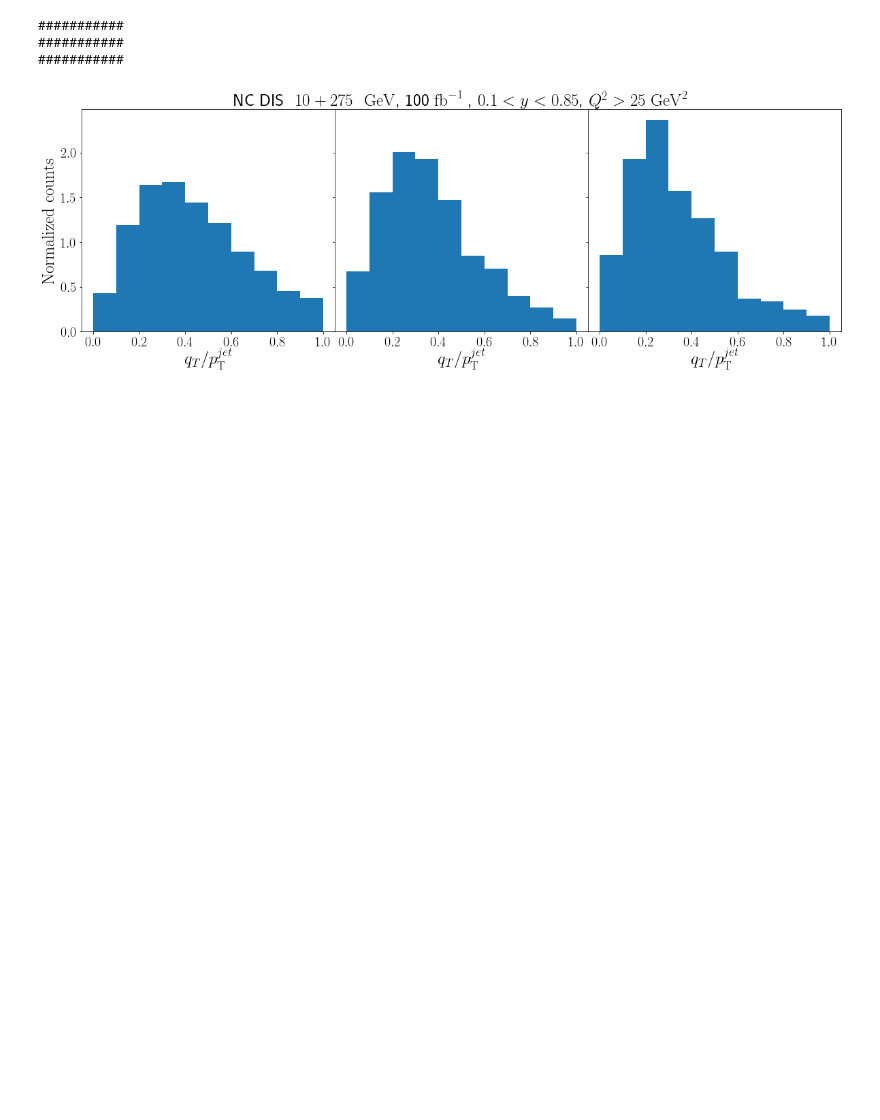
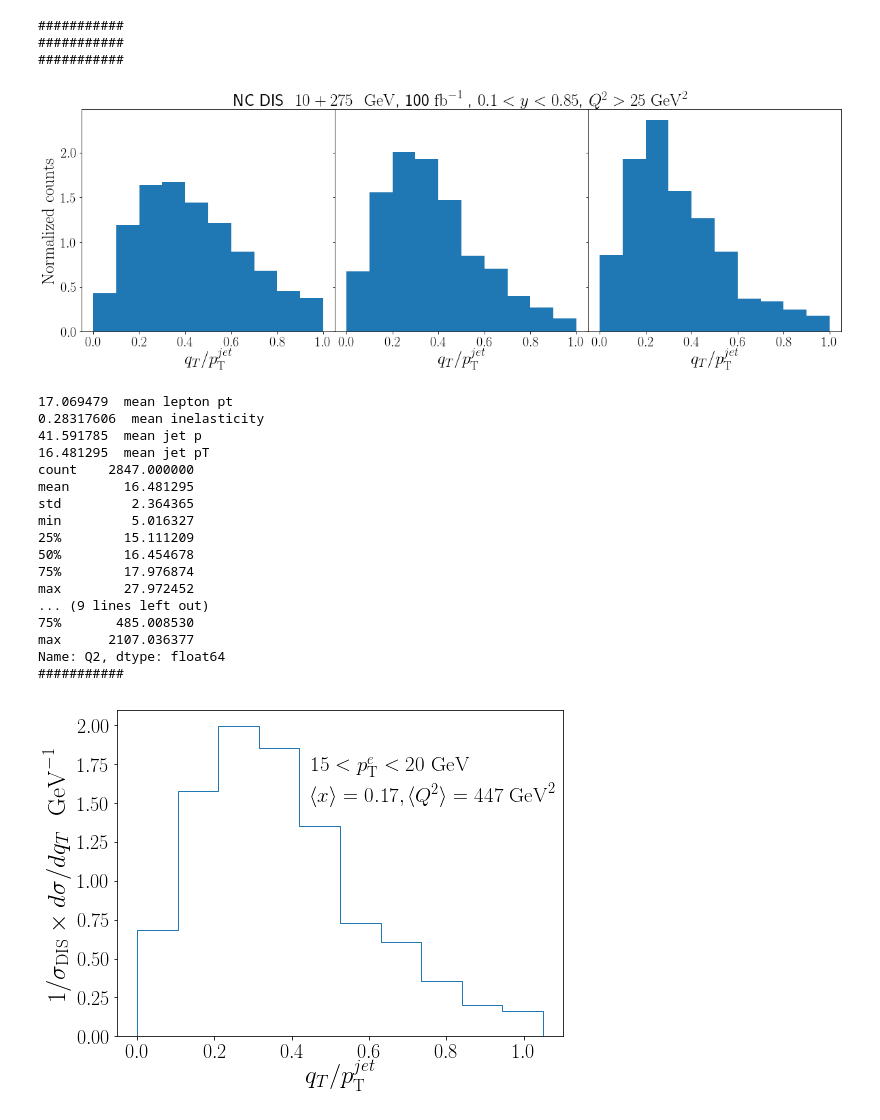
Before and after one commit to miguelignacio/eicsim, a Jupyter notebook: NC_CrossSection.ipynb, the cells around one changed output. Saved outputs shown, nothing was run; the diff lists cells and outputs as text; code cells hidden in the pictures; blank space fills up the shorter version.

```diff
--- a/NC_CrossSection.ipynb
+++ b/NC_CrossSection.ipynb
@@ -61,6 +63,18 @@ def getJetData(inputFiles):
         end = time.time()
         print '\n', 'Processed', inputFilename, 'in',  '%2.1f'%(end-start), 'seconds'
     return pd.concat([x for x in dataframes])
+# %%
+def printSummary(df):
+    print df['e_pt'].mean(), ' mean lepton pt'
+    print df['y'].mean(), ' mean inelasticity'
+    print df['jet_p'].mean(), ' mean jet p'
+    print df['jet_pt'].mean(), ' mean jet pT'
+    print df['jet_pt'].describe()
+
+    print df['x'].mean(), ' mean x'
+    print df['Q2'].mean(), ' mean Q2'
+    print df['Q2'].describe()
+    return
 # %%
 def getData(inputFiles):
 
@@ -646,0 +671,43 @@ plt.savefig('NC_LeptonJetqtoverept.pdf', bbox_inches='tight')
+# %%
+rc('text', usetex=True)
+
+
+fig = plt.figure(figsize=(8,6))
+
+
+df_cut = df_jet.query('e_pt > %2.2f and e_pt<%2.2f'%(15,20))
+printSummary(df_cut)
+print '###########'
+
+plt.hist(df_cut['jet_qtnormjetpt'],bins=10,range=(0,1.05),normed=True,histtype='step')
+plt.xlabel(r'$q_{T}/p_{\mathrm{T}}^{jet}$', fontsize=25)
+plt.ylabel(r'$1/\sigma_{\mathrm{DIS}} \times d\sigma/dq_{T}$ $\ \mathrm{ GeV}^{-1}$ ', fontsize=25)
+#plt.tick_params('both',labelsize=20)
+
+plt.text(0.45,1.5, r' $ %2.0f< p_{\mathrm{T}}^{e} < %2.0f$'%(15,20) + '$\ \mathrm{ GeV}$ \n' +
+                      r'$\langle x \rangle = %2.2f, \langle Q^{2} \rangle = %2.0f \ \mathrm{GeV}^{2}$'%(df_cut['x'].mean(), df_cut['Q2'].mean()), fontsize=21)
+
+plt.legend(loc='best',frameon=False)
+plt.yticks(fontsize=20)
+plt.xticks(fontsize=20)
+plt.savefig('qtplot.png', bbox_inches='tight')
+plt.savefig('qtplot.pdf', bbox_inches='tight')
+# %% [output]
+17.069479  mean lepton pt
+0.28317606  mean inelasticity
+41.591785  mean jet p
+16.481295  mean jet pT
+count    2847.000000
+mean       16.481295
+std         2.364365
+min         5.016327
+25%        15.111209
+50%        16.454678
+75%        17.976874
+max        27.972452
+... (9 lines left out)
+75%       485.008530
+max      2107.036377
+Name: Q2, dtype: float64
+###########
+[figure, added]
```
Also changed, not shown: parts of 7 cells of this notebook, 1 other file.
